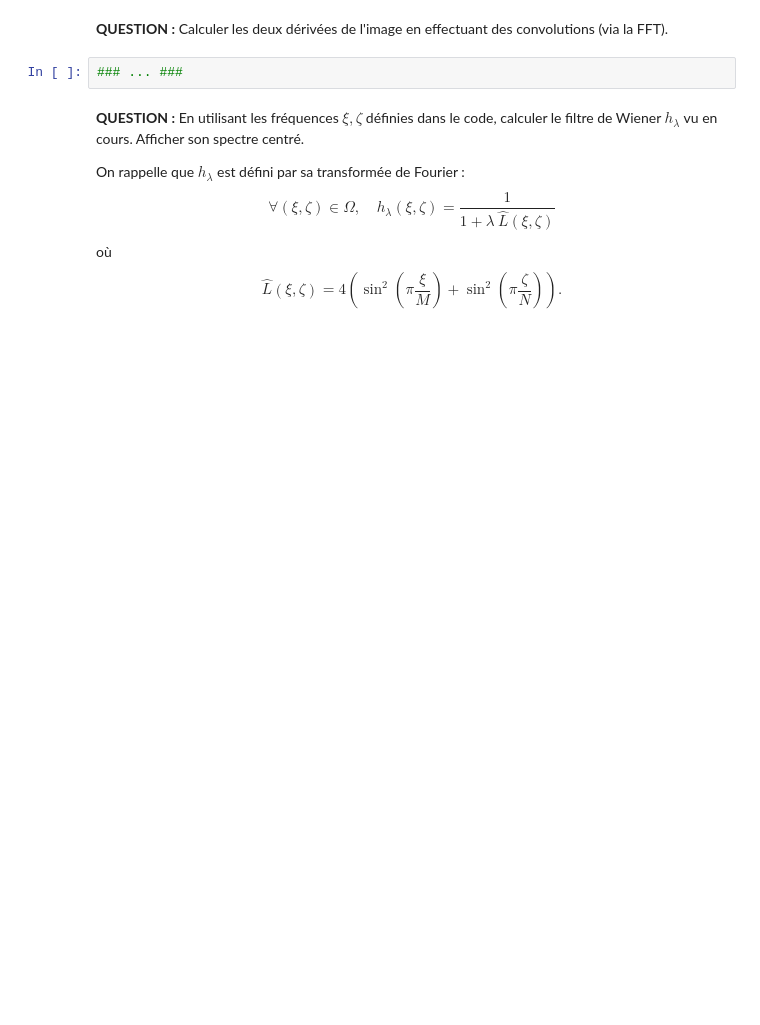
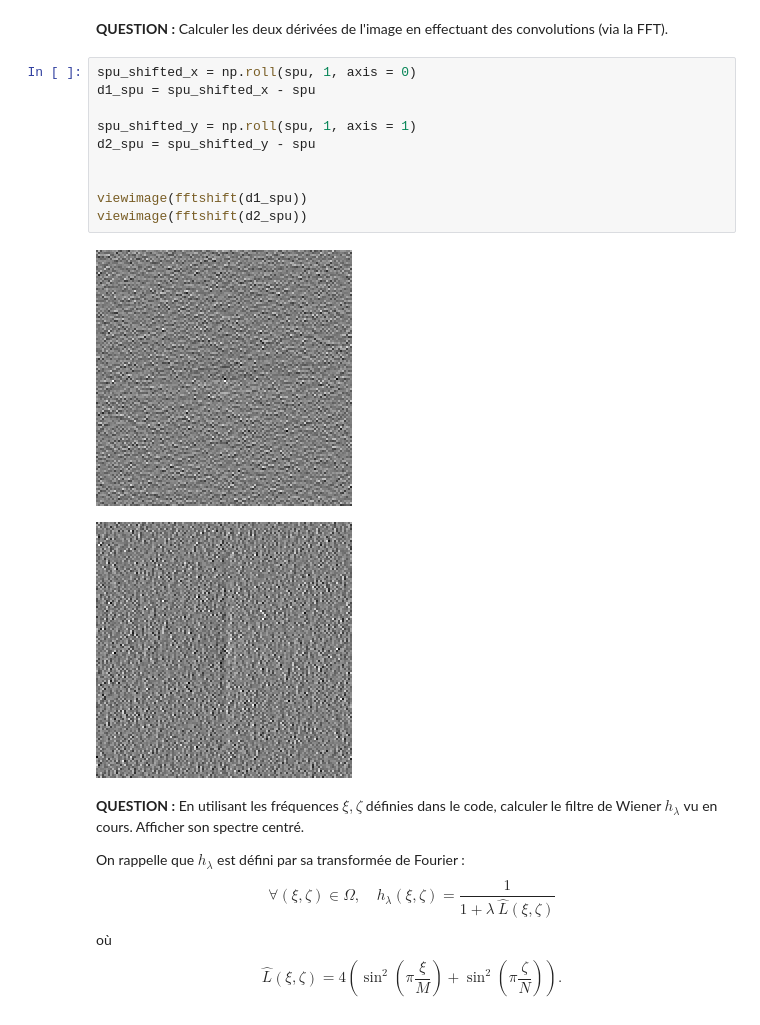
Before and after one commit to RunjiaChen/imageweek, a Jupyter notebook: exo1.ipynb, the cells around one changed output. Drawn from its saved outputs; the diff is of its cells as text; blank space fills up the shorter version.

```diff
--- a/exo1.ipynb
+++ b/exo1.ipynb
@@ -116,7 +120,18 @@ viewimage(spu)
 # %% [markdown]
 **QUESTION :** Calculer les deux dérivées de l'image en effectuant des convolutions (via la FFT).
-# %%
-### ... ###
+# %%
+spu_shifted_x = np.roll(spu, 1, axis = 0)
+d1_spu = spu_shifted_x - spu
+
+spu_shifted_y = np.roll(spu, 1, axis = 1)
+d2_spu = spu_shifted_y - spu
+
+
+viewimage(fftshift(d1_spu))
+viewimage(fftshift(d2_spu))
+# %% [output]
+[figure, added]
+[figure, added]
 # %% [markdown]
 **QUESTION :** En utilisant les fréquences $\xi, \zeta$ définies dans le code, calculer le filtre de Wiener $h_{\lambda}$ vu en cours. Afficher son spectre centré.
 
```
Also changed, not shown: parts of 13 cells of this notebook.
